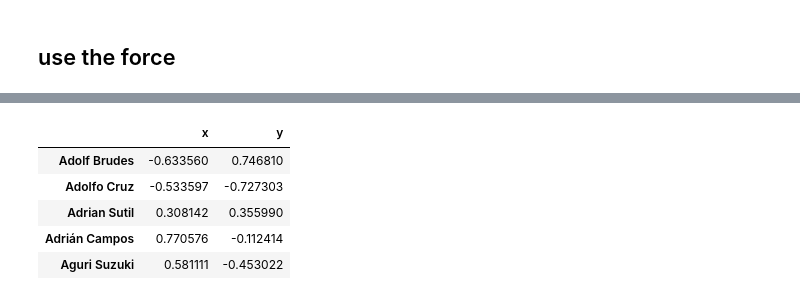
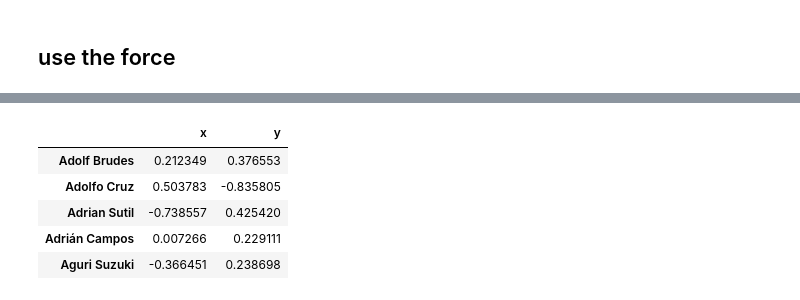
Before and after one commit to samkennerly/brundling, a Jupyter notebook: books/graph.ipynb, the cells around one changed output, grey strips where cells are left out. Cells and saved outputs as stored; diff of their text form; code cells hidden in the pictures.

```diff
--- a/books/graph.ipynb
+++ b/books/graph.ipynb
@@ -156,6 +156,6 @@ Save /context/data/tables/voyagers.html
 ## use the force
 # %%
 %%time
-frame = graph.frame()
+frame = graph.frame(360)
 frame.head()
 # %% [output]
@@ -164,9 +164,9 @@ Wall time: 4.65 s
 |  | x | y |
-| Adolf Brudes | -0.633560 | 0.746810 |
-| Adolfo Cruz | -0.533597 | -0.727303 |
-| Adrian Sutil | 0.308142 | 0.355990 |
-| Adrián Campos | 0.770576 | -0.112414 |
-| Aguri Suzuki | 0.581111 | -0.453022 |
+| Adolf Brudes | 0.212349 | 0.376553 |
+| Adolfo Cruz | 0.503783 | -0.835805 |
+| Adrian Sutil | -0.738557 | 0.425420 |
+| Adrián Campos | 0.007266 | 0.229111 |
+| Aguri Suzuki | -0.366451 | 0.238698 |
 # %%
 frame['degree'] = bacondeg(graph, 'Martin Brundle')
 frame['nraces'] = graph.links.groupby('source')['weight'].sum()
```
Also changed, not shown: parts of 4 cells of this notebook, 2 other files.
